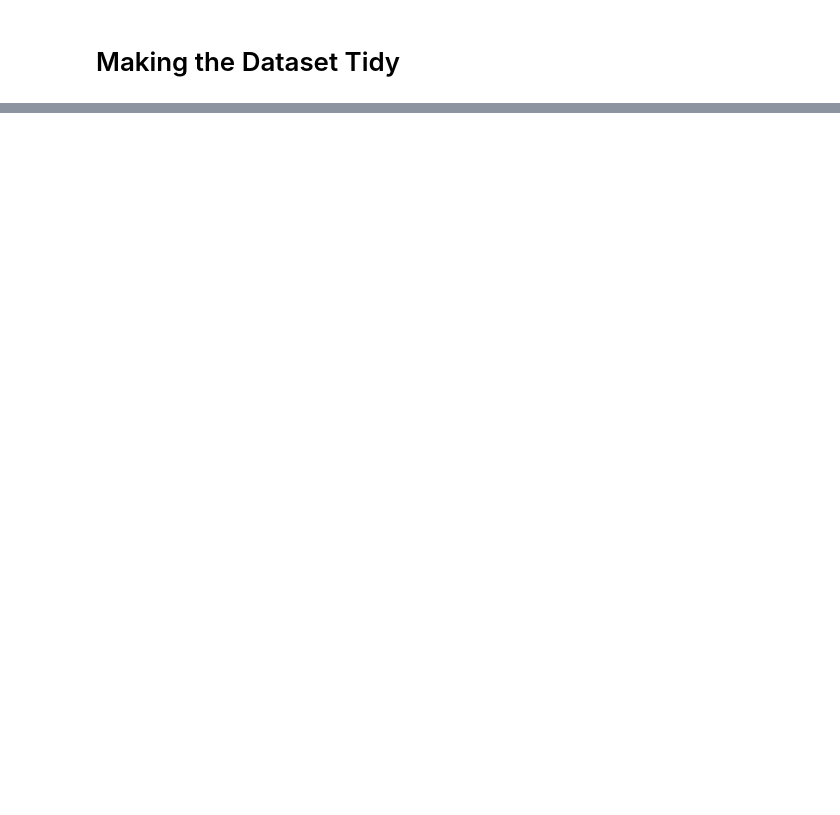
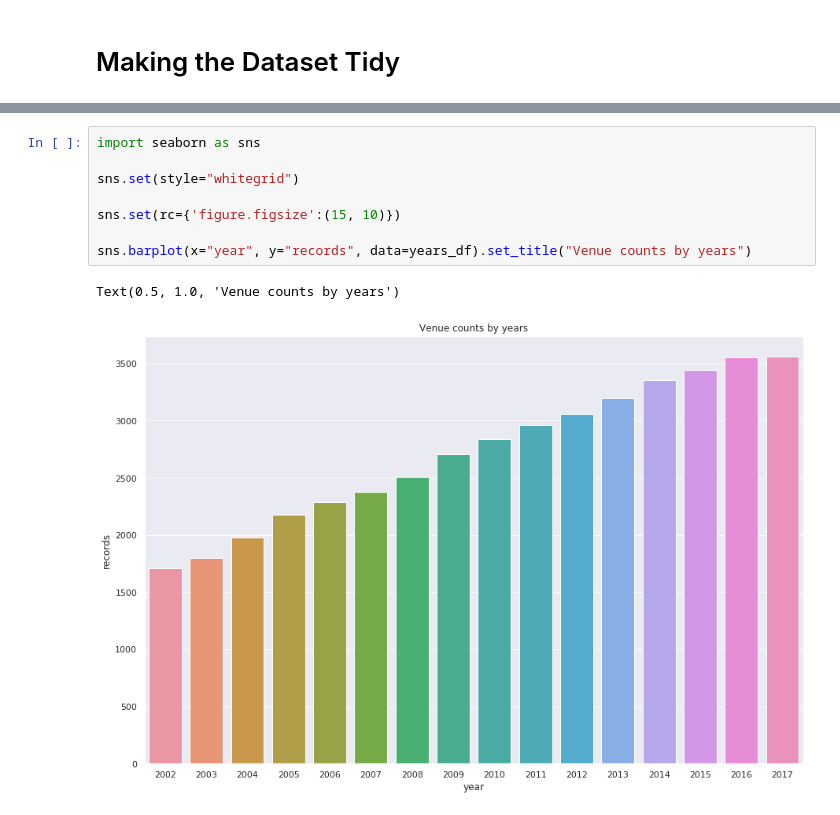
Before and after one commit to ned2/jupyter-viz, a Jupyter notebook: notebooks/explore.ipynb, the cells around one changed output, grey strips where cells are left out. Drawn from its saved outputs; the diff is of its cells as text; blank space fills up the shorter version.

```diff
--- a/notebooks/explore.ipynb
+++ b/notebooks/explore.ipynb
@@ -211,0 +192,11 @@ years.plot.bar(title="Venue counts by years", figsize=(15,5));
+# %%
+import seaborn as sns
+
+sns.set(style="whitegrid")
+
+sns.set(rc={'figure.figsize':(15, 10)})
+
+sns.barplot(x="year", y="records", data=years_df).set_title("Venue counts by years")
+# %% [output]
+Text(0.5, 1.0, 'Venue counts by years')
+[figure, added]
```
Also changed, not shown: parts of 21 cells of this notebook.
